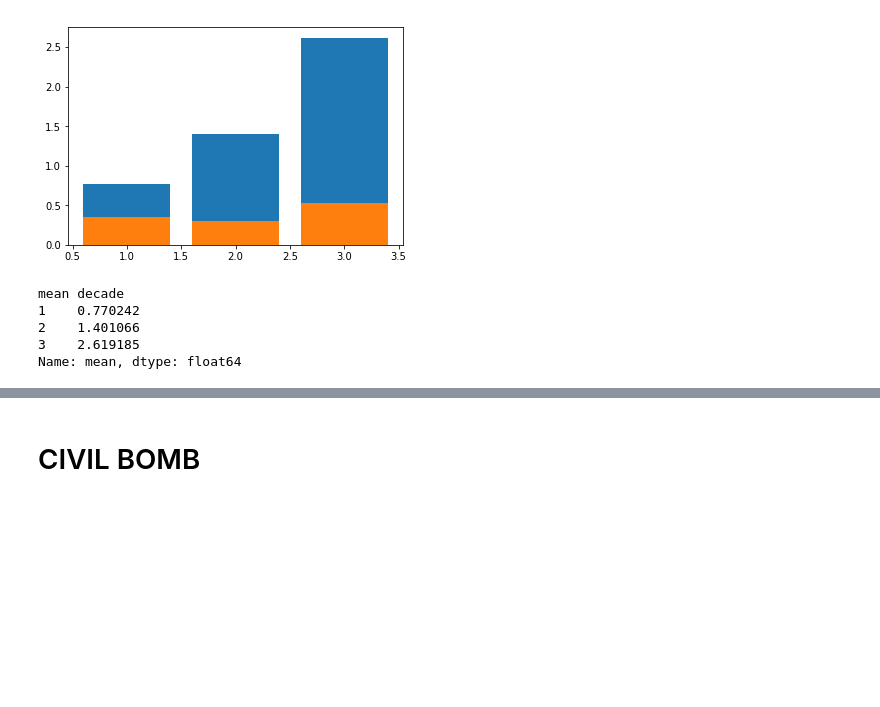
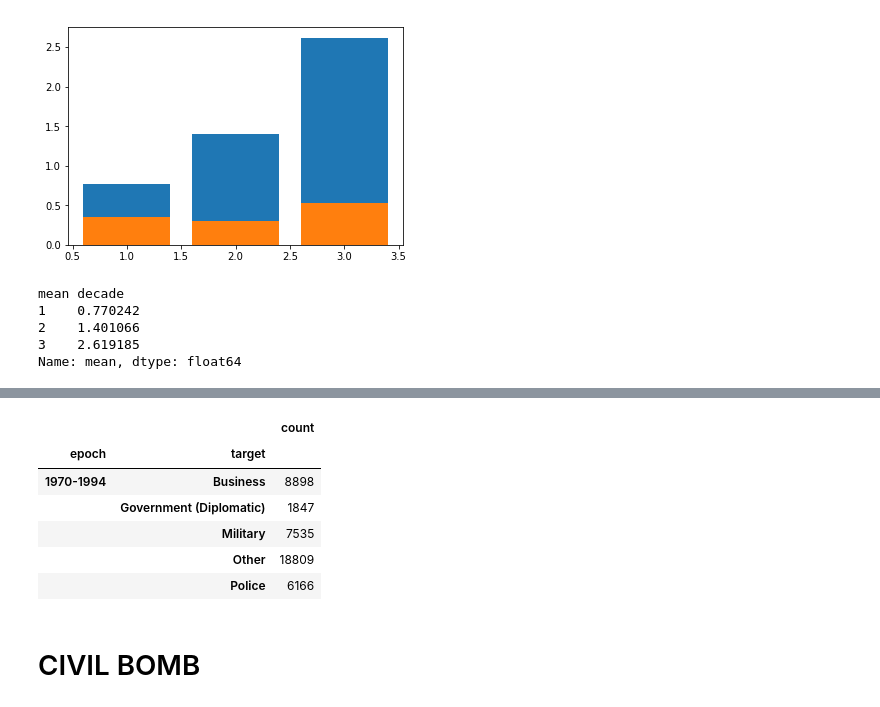
Before and after one commit to DatavizENSAE2018/DatavizENSAE2018.github.io, a Jupyter notebook: terrorism.ipynb, the cells around one changed output, grey strips where cells are left out. Drawn from its saved outputs; the diff is of its cells as text; code cells hidden in the pictures; blank space fills up the shorter version.

```diff
--- a/terrorism.ipynb
+++ b/terrorism.ipynb
@@ -152,0 +243,28 @@ with open('/Users/Nicolas/dev/dataviz/DatavizENSAE2018.github.io/bomb_civil.json
+# %%
+to_keep = ['Private Citizens & Property', 'Police', 'Government (Diplomatic)', 'Military', 'Business']
+def cible_mapper(c):
+    if c in to_keep:
+        return c
+    else:
+        return 'Other'
+# %%
+def epoch2(y):
+    if y < 1995:
+        return '1970-1994'
+    else:
+        return '1995-2016'
+# %%
+global_df = file[['iyear', 'nkill', 'targtype1_txt']]
+epoch_df = pd.DataFrame(list(map(epoch2, global_df['iyear'])), columns=['epoch'], index=global_df.index)
+target_df = pd.DataFrame(list(map(cible_mapper, global_df['targtype1_txt'])), columns=['target'], index=global_df.index)
+pie = global_df.join(epoch_df).join(target_df).groupby(['epoch', 'target']).agg(['count'])['nkill']
+# %%
+pie.head()
+# %% [output]
+|  |  | count |
+| epoch | target |  |
+| 1970-1994 | Business | 8898 |
+|  | Government (Diplomatic) | 1847 |
+|  | Military | 7535 |
+|  | Other | 18809 |
+|  | Police | 6166 |
```
Also changed, not shown: parts of 16 cells of this notebook, 1 other file.
